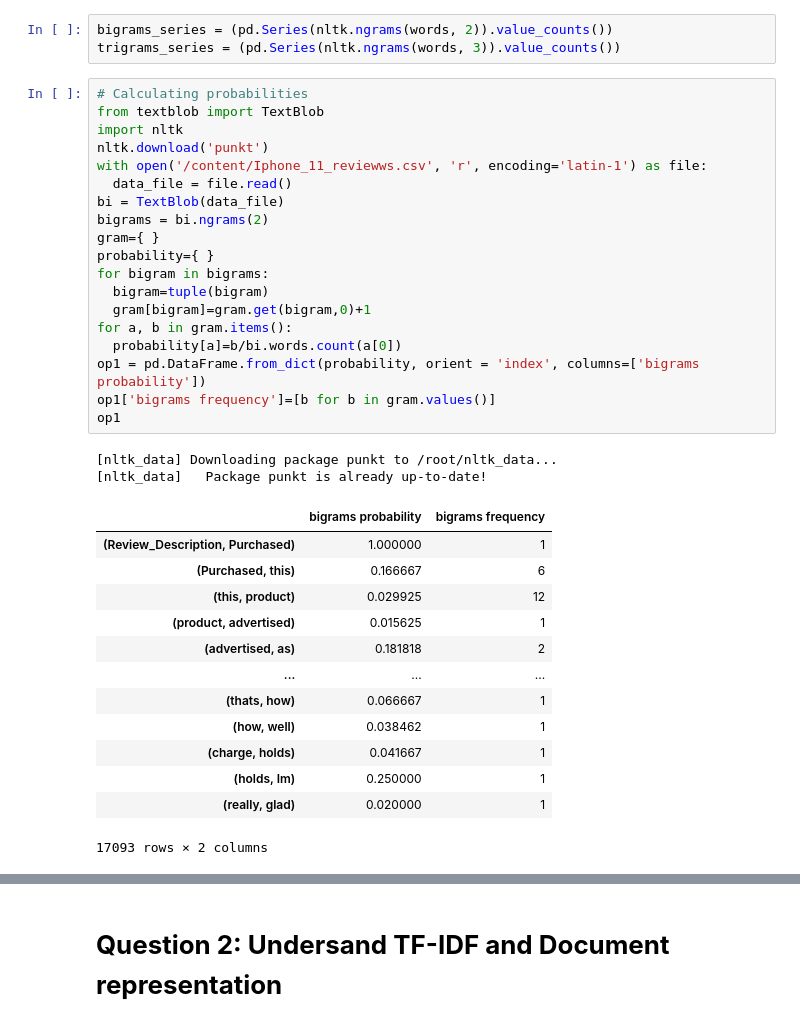
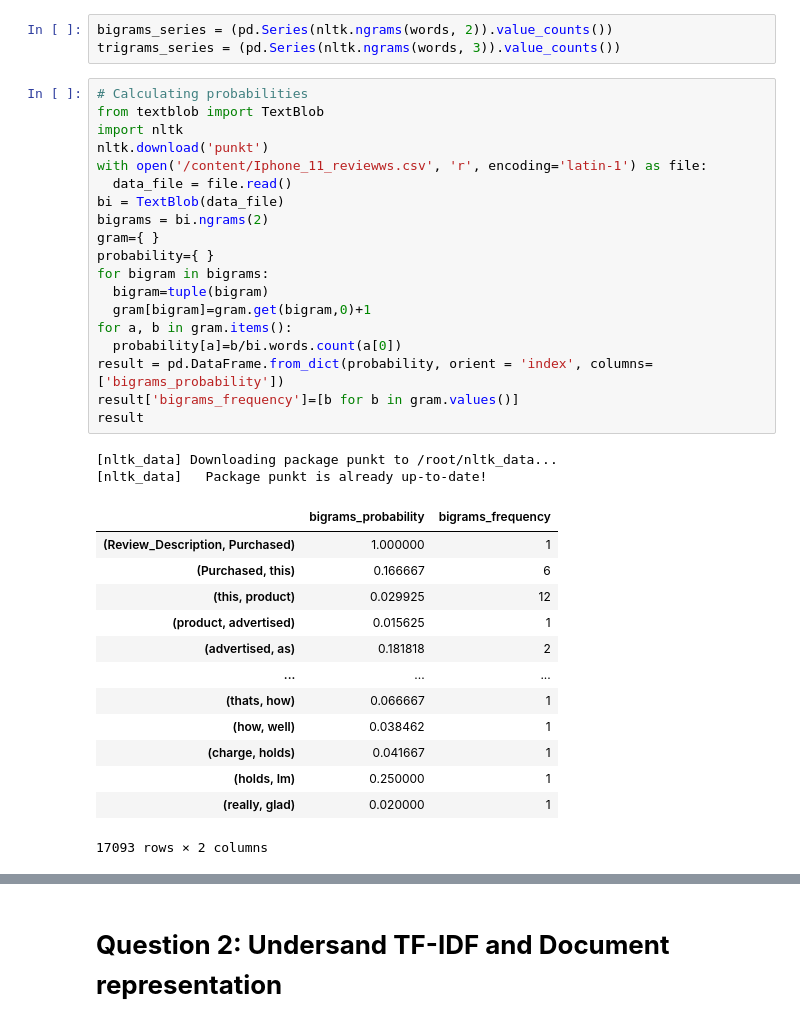
Before and after one commit to RaghuvamsiImadabattuni/Raghu-vamsi_INFO5731_Fall2021, a Jupyter notebook: INFO5731_Assignment_Three_.ipynb, the cells around one changed output, grey strips where cells are left out. Cells and saved outputs as stored; diff of their text form.

```diff
--- a/INFO5731_Assignment_Three_.ipynb
+++ b/INFO5731_Assignment_Three_.ipynb
@@ -116,26 +120,26 @@ trigrams_series = (pd.Series(nltk.ngrams(words, 3)).value_counts())
 # %%
 # Calculating probabilities
 from textblob import TextBlob
 import nltk
 nltk.download('punkt')
 with open('/content/Iphone_11_reviewws.csv', 'r', encoding='latin-1') as file:
   data_file = file.read()
 bi = TextBlob(data_file)
 bigrams = bi.ngrams(2)
 gram={ }
 probability={ }
 for bigram in bigrams:
   bigram=tuple(bigram)
   gram[bigram]=gram.get(bigram,0)+1
 for a, b in gram.items():
   probability[a]=b/bi.words.count(a[0])
-op1 = pd.DataFrame.from_dict(probability, orient = 'index', columns=['bigrams probability'])
-op1['bigrams frequency']=[b for b in gram.values()]
-op1
+result = pd.DataFrame.from_dict(probability, orient = 'index', columns=['bigrams_probability'])
+result['bigrams_frequency']=[b for b in gram.values()]
+result
 # %% [output]
 [nltk_data] Downloading package punkt to /root/nltk_data...
 [nltk_data]   Package punkt is already up-to-date!
-|  | bigrams probability | bigrams frequency |
+|  | bigrams_probability | bigrams_frequency |
 | (Review_Description, Purchased) | 1.000000 | 1 |
 | (Purchased, this) | 0.166667 | 6 |
 | (this, product) | 0.029925 | 12 |
```
Also changed, not shown: parts of 7 cells of this notebook.
